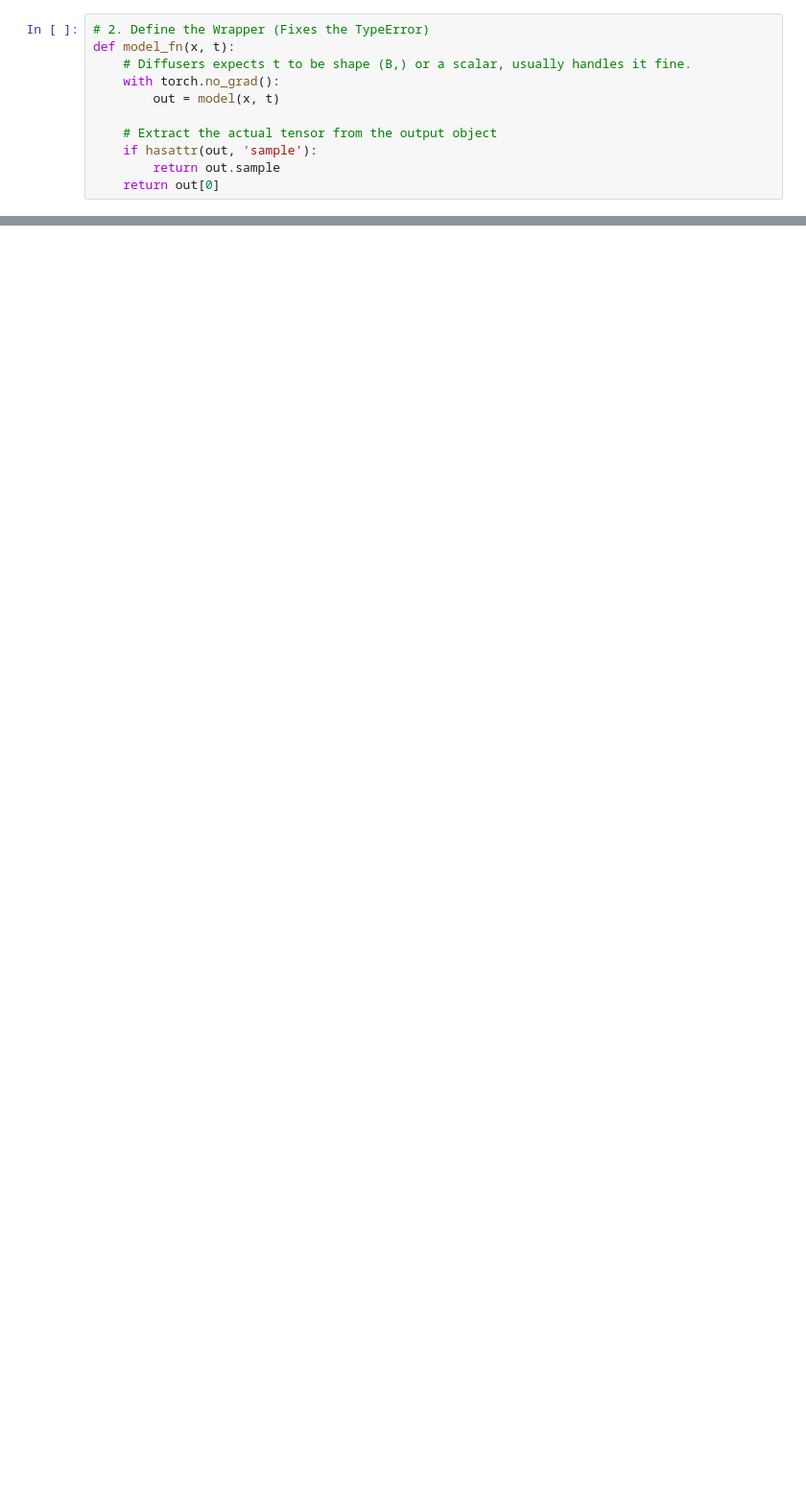
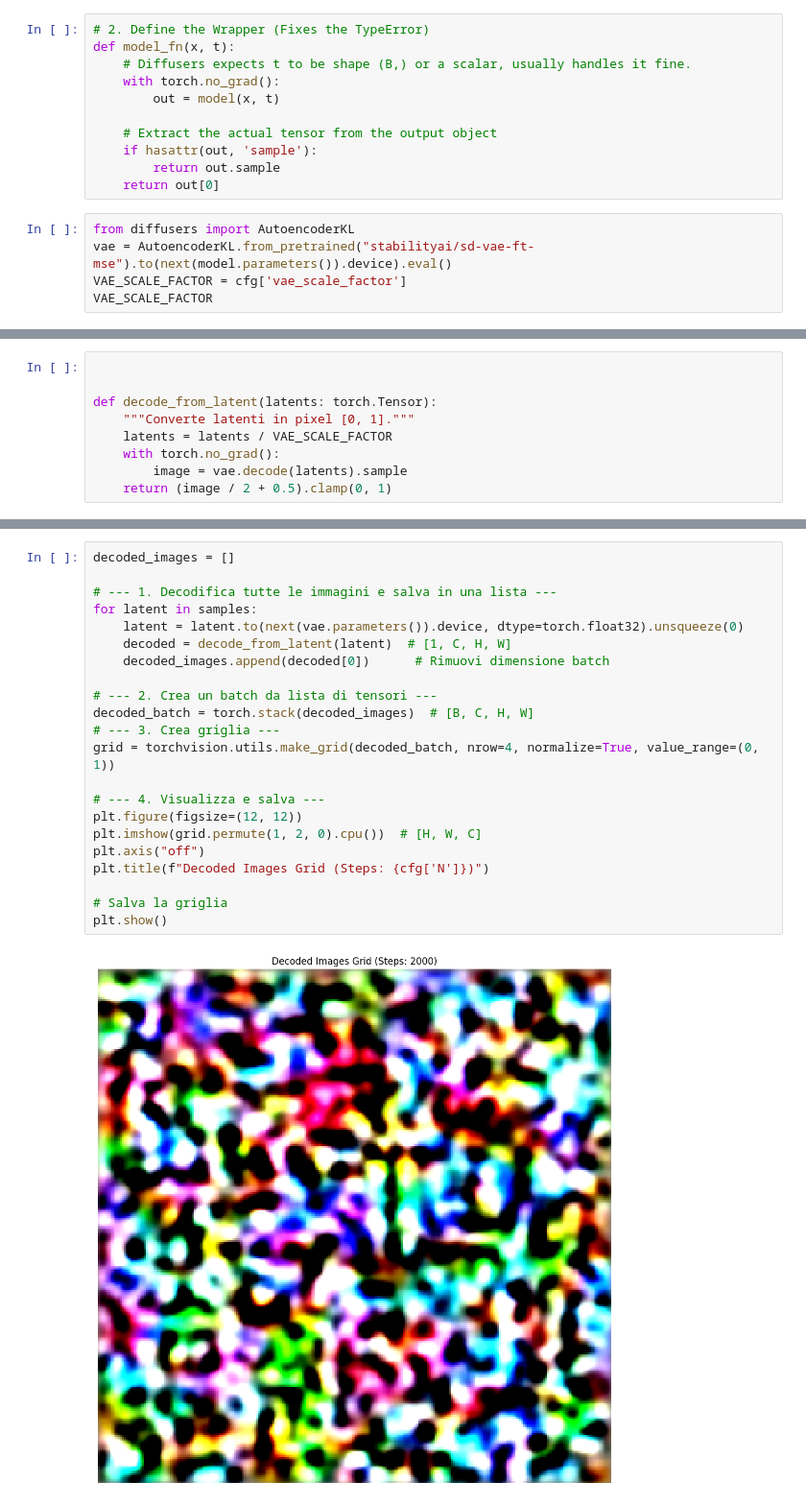
Before and after one commit to zimmy11/Hands-on-Generative-AI, a Jupyter notebook: notebooks/WIP_Reverse_Test.ipynb, the cells around one changed output, grey strips where cells are left out. Shown at 96% size. Saved outputs shown, nothing was run; the diff lists cells and outputs as text; blank space fills up the shorter version.

```diff
--- a/notebooks/WIP_Reverse_Test.ipynb
+++ b/notebooks/WIP_Reverse_Test.ipynb
@@ -97,3 +156,8 @@ def model_fn(x, t):
     if hasattr(out, 'sample'):
         return out.sample
     return out[0]
+# %%
+from diffusers import AutoencoderKL
+vae = AutoencoderKL.from_pretrained("stabilityai/sd-vae-ft-mse").to(next(model.parameters()).device).eval()
+VAE_SCALE_FACTOR = cfg['vae_scale_factor']
+VAE_SCALE_FACTOR
@@ -100,3 +166,12 @@ def model_fn(x, t):
+# %%
+
+
+def decode_from_latent(latents: torch.Tensor):
+    """Converte latenti in pixel [0, 1]."""
+    latents = latents / VAE_SCALE_FACTOR
+    with torch.no_grad():
+        image = vae.decode(latents).sample
+    return (image / 2 + 0.5).clamp(0, 1)
 # %%
 # 3. Run Sampling (Fixes the AttributeError via the class update)
 samples = diffusion.reverse_process(
@@ -121,3 +210,27 @@ KeyboardInterrupt:
+# %%
+decoded_images = []
+
+# --- 1. Decodifica tutte le immagini e salva in una lista ---
+for latent in samples:
+    latent = latent.to(next(vae.parameters()).device, dtype=torch.float32).unsqueeze(0)
+    decoded = decode_from_latent(latent)  # [1, C, H, W]
+    decoded_images.append(decoded[0])      # Rimuovi dimensione batch
+
+# --- 2. Crea un batch da lista di tensori ---
+decoded_batch = torch.stack(decoded_images)  # [B, C, H, W]
+# --- 3. Crea griglia ---
+grid = torchvision.utils.make_grid(decoded_batch, nrow=4, normalize=True, value_range=(0, 1))
+
+# --- 4. Visualizza e salva ---
+plt.figure(figsize=(12, 12))
+plt.imshow(grid.permute(1, 2, 0).cpu())  # [H, W, C]
+plt.axis("off")
+plt.title(f"Decoded Images Grid (Steps: {cfg['N']})")
+
+# Salva la griglia
+plt.show()
+# %% [output]
+[figure, added]
 # %%
 def show_samples(samples):
     # 1. Ensure we are on CPU
```
Also changed, not shown: parts of 14 cells of this notebook, 11 other files.
